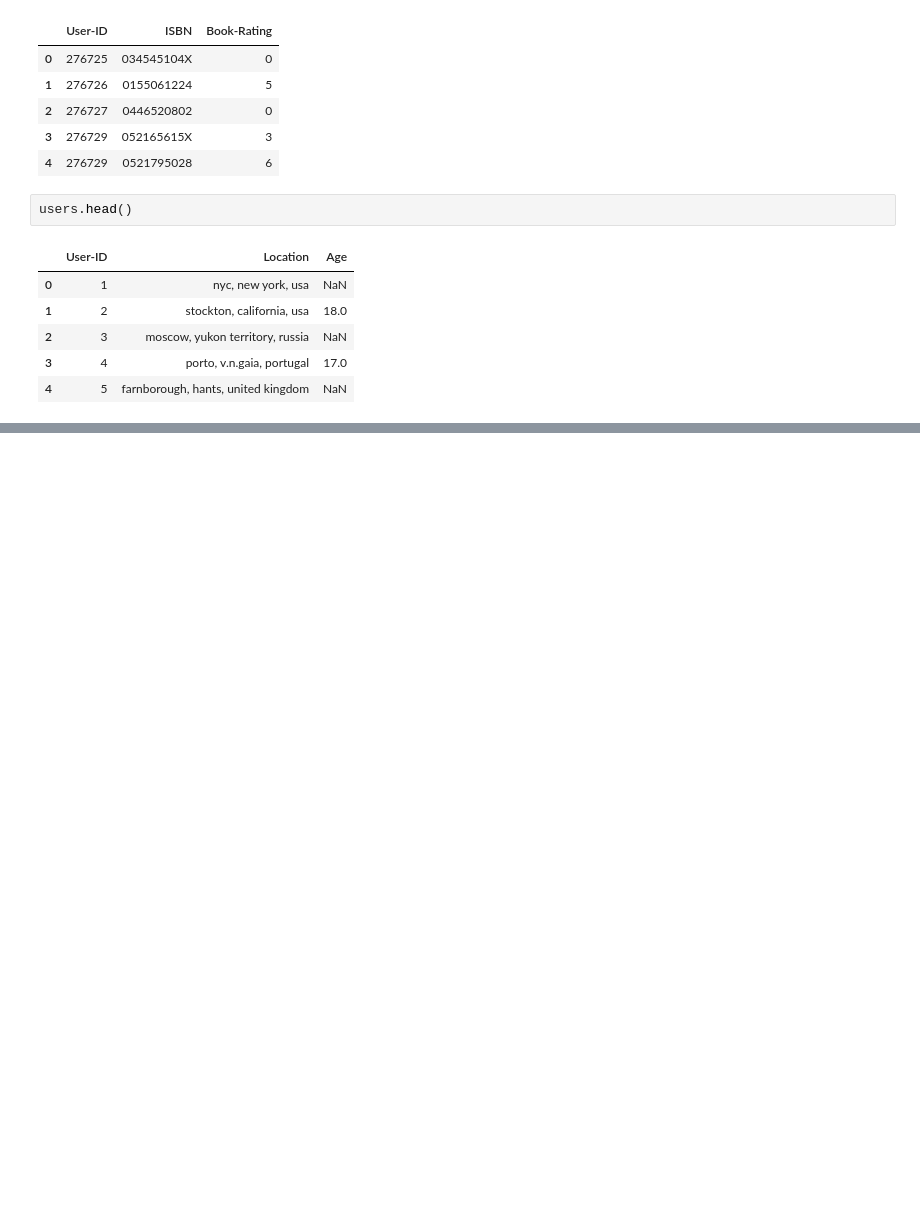
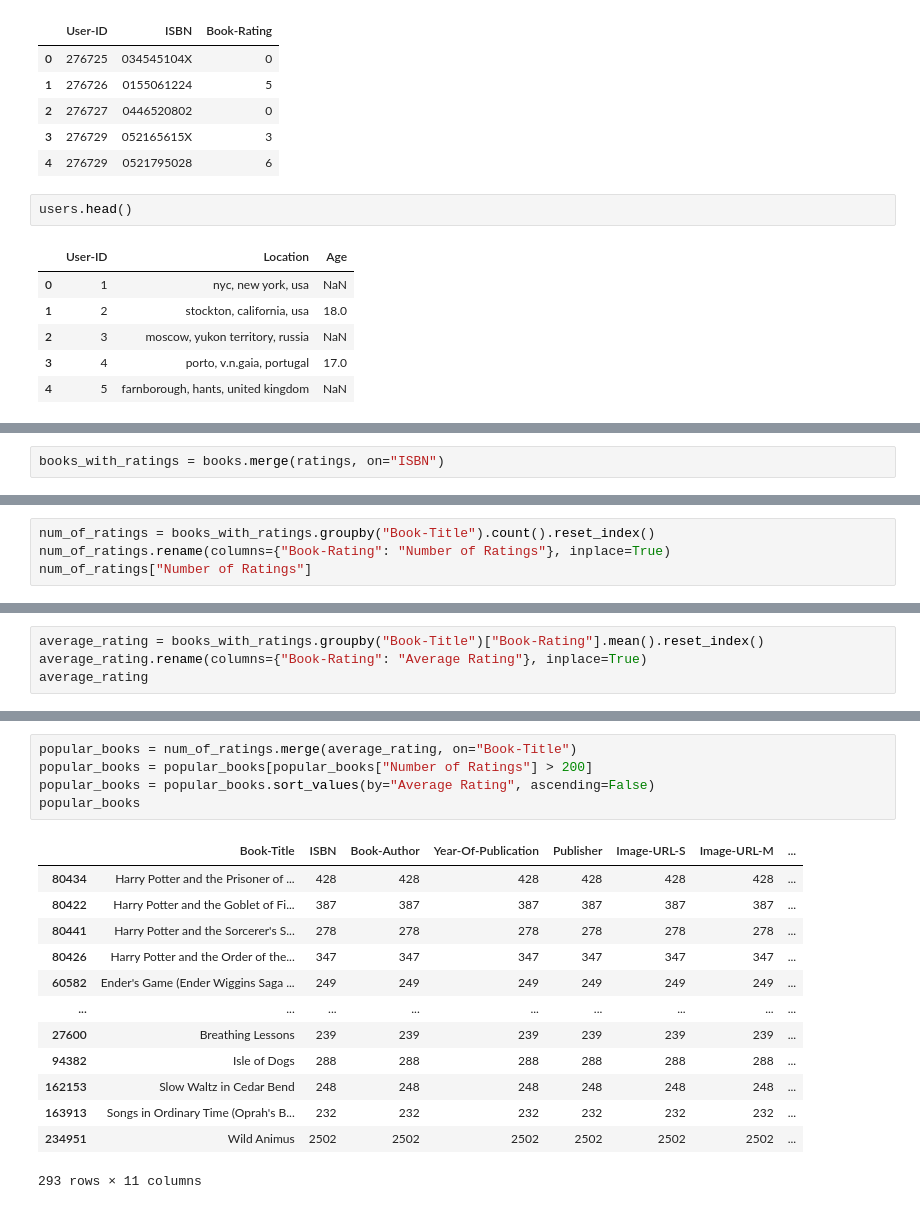
Before and after one commit to Mahad-Saffi/Books-Recommendation-System, a Jupyter notebook: booksRecommendationSystem.ipynb, the cells around one changed output, grey strips where cells are left out. Drawn from its saved outputs; the diff is of its cells as text; blank space fills up the shorter version.

Commit message:
Complete Books Recommendation system by Popularity

```diff
--- a/booksRecommendationSystem.ipynb
+++ b/booksRecommendationSystem.ipynb
@@ -34,0 +75,2 @@ users.head()
+# %%
+books_with_ratings = books.merge(ratings, on="ISBN")
@@ -34,0 +91,4 @@ users.head()
+# %%
+num_of_ratings = books_with_ratings.groupby("Book-Title").count().reset_index()
+num_of_ratings.rename(columns={"Book-Rating": "Number of Ratings"}, inplace=True)
+num_of_ratings["Number of Ratings"]
@@ -34,0 +108,4 @@ users.head()
+# %%
+average_rating = books_with_ratings.groupby("Book-Title")["Book-Rating"].mean().reset_index()
+average_rating.rename(columns={"Book-Rating": "Average Rating"}, inplace=True)
+average_rating
@@ -34,0 +126,19 @@ users.head()
+# %%
+popular_books = num_of_ratings.merge(average_rating, on="Book-Title")
+popular_books = popular_books[popular_books["Number of Ratings"] > 200]
+popular_books = popular_books.sort_values(by="Average Rating", ascending=False)
+popular_books
+# %% [output]
+|  | Book-Title | ISBN | Book-Author | Year-Of-Publication | Publisher | Image-URL-S | Image-URL-M | ... |
+| 80434 | Harry Potter and the Prisoner of ... | 428 | 428 | 428 | 428 | 428 | 428 | ... |
+| 80422 | Harry Potter and the Goblet of Fi... | 387 | 387 | 387 | 387 | 387 | 387 | ... |
+| 80441 | Harry Potter and the Sorcerer's S... | 278 | 278 | 278 | 278 | 278 | 278 | ... |
+| 80426 | Harry Potter and the Order of the... | 347 | 347 | 347 | 347 | 347 | 347 | ... |
+| 60582 | Ender's Game (Ender Wiggins Saga ... | 249 | 249 | 249 | 249 | 249 | 249 | ... |
+| ... | ... | ... | ... | ... | ... | ... | ... | ... |
+| 27600 | Breathing Lessons | 239 | 239 | 239 | 239 | 239 | 239 | ... |
+| 94382 | Isle of Dogs | 288 | 288 | 288 | 288 | 288 | 288 | ... |
+| 162153 | Slow Waltz in Cedar Bend | 248 | 248 | 248 | 248 | 248 | 248 | ... |
+| 163913 | Songs in Ordinary Time (Oprah's B... | 232 | 232 | 232 | 232 | 232 | 232 | ... |
+| 234951 | Wild Animus | 2502 | 2502 | 2502 | 2502 | 2502 | 2502 | ... |
+293 rows × 11 columns
```
Also changed, not shown: parts of 11 cells of this notebook.
